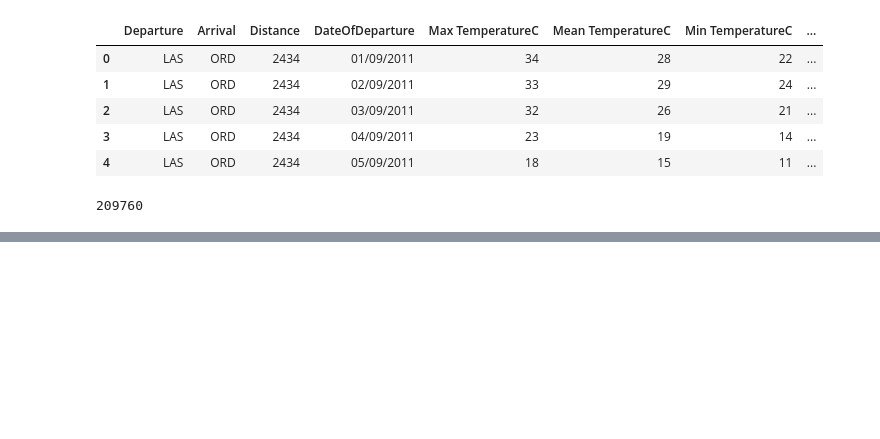
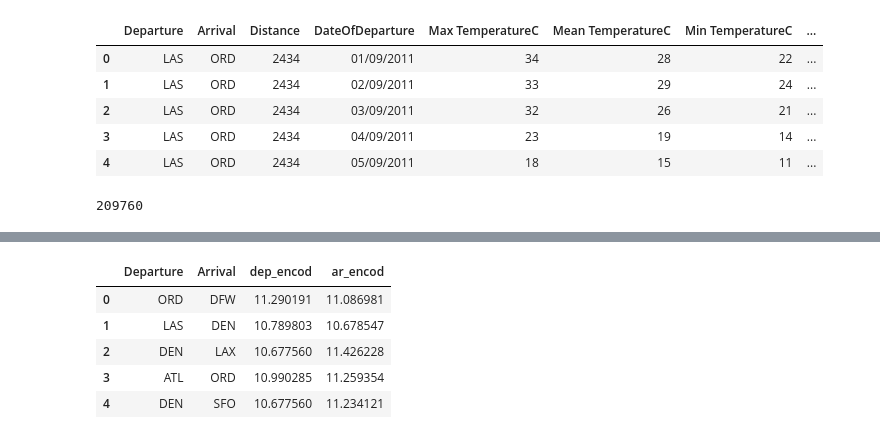
Before and after one commit to AdrienToulouse/Predicting_air_traffic, a Jupyter notebook: External_data.ipynb, the cells around one changed output, grey strips where cells are left out. Drawn from its saved outputs; the diff is of its cells as text; code cells hidden in the pictures; blank space fills up the shorter version.

```diff
--- a/External_data.ipynb
+++ b/External_data.ipynb
@@ -304,0 +327,14 @@ X_ext_8.to_csv('external_data_8.csv', index=False)
+# %%
+mean_encode_dep = full_dataset.groupby('Departure')['log_PAX'].mean()
+mean_encode_ar = full_dataset.groupby('Arrival')['log_PAX'].mean()
+full_dataset.loc[:, 'dep_encod'] = full_dataset['Departure'].map(mean_encode_dep)
+full_dataset.loc[:, 'ar_encod'] = full_dataset['Arrival'].map(mean_encode_ar)
+full_dataset = full_dataset.drop(['DateOfDeparture', 'log_PAX', 'WeeksToDeparture', 'std_wtd'], axis=1)
+full_dataset.head(20)
+# %% [output]
+|  | Departure | Arrival | dep_encod | ar_encod |
+| 0 | ORD | DFW | 11.290191 | 11.086981 |
+| 1 | LAS | DEN | 10.789803 | 10.678547 |
+| 2 | DEN | LAX | 10.677560 | 11.426228 |
+| 3 | ATL | ORD | 10.990285 | 11.259354 |
+| 4 | DEN | SFO | 10.677560 | 11.234121 |
```
Also changed, not shown: parts of 11 cells of this notebook, 9 other files.
